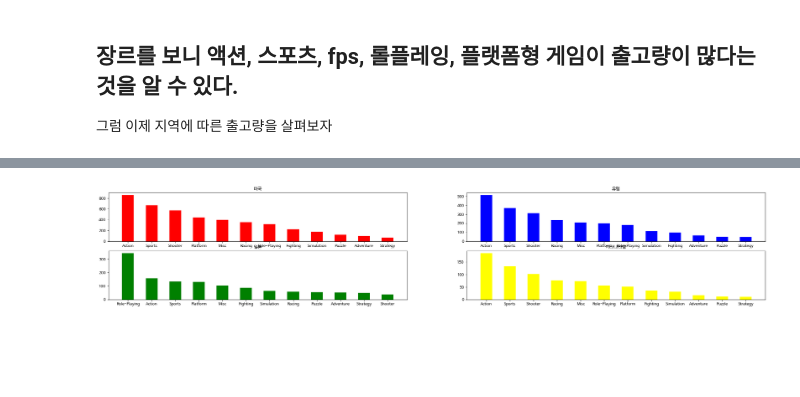
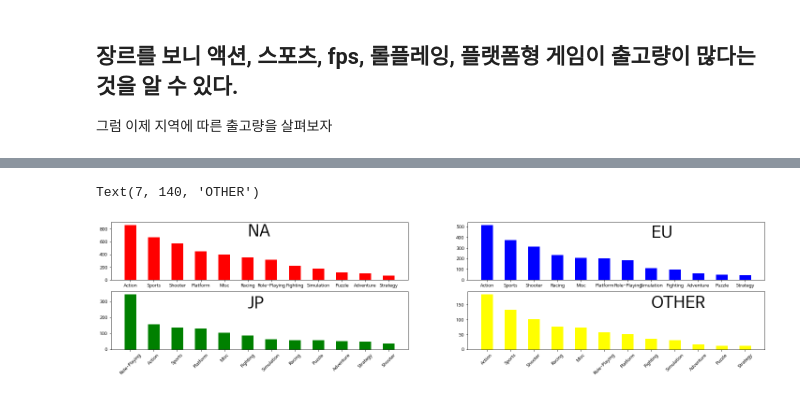
Before and after one commit to youngwoo3283/codestates_section1_project, a Jupyter notebook: section1_project.ipynb, the cells around one changed output, grey strips where cells are left out. Saved outputs shown, nothing was run; the diff lists cells and outputs as text; code cells hidden in the pictures; blank space fills up the shorter version.

```diff
--- a/section1_project.ipynb
+++ b/section1_project.ipynb
@@ -28,7 +3,3 @@ fc-cache: succeeded
-# %%
-import matplotlib.pyplot as plt
-
-plt.rc('font', family='NanumBarunGothic')
 # %%
 import numpy as np
 import pandas as pd
@@ -366,22 +337,26 @@ OTHER = df_groupby.Other_Sales.sort_values(ascending = False)
 # %%
 #4개의 그래프 필요 subplot을 이용하자
 
-plt.figure(figsize = (30,5))
+plt.figure(figsize = (25,5))
 
 ax1 = plt.subplot(221)
 ax1.bar(NA.index,NA,color = 'red',width = 0.5)
-plt.title('미국')
+plt.text(5,690,'NA',size = 35)
 
 ax2 = plt.subplot(222)
 ax2.bar(EU.index,EU,color = 'blue',width = 0.5)
-plt.title('유럽')
+plt.text(7,400,'EU',size = 35)
 
 ax3 = plt.subplot(223)
 ax3.bar(JP.index,JP,color = 'green',width = 0.5)
-plt.title('일본')
+#plt.title('JP')
+plt.text(5,260,'JP',size = 35)
+plt.xticks(rotation = 45)
 
 ax4 = plt.subplot(224)
 ax4.bar(OTHER.index,OTHER,color = 'yellow',width = 0.5)
-plt.title('기타나라들');
+plt.xticks(rotation = 45)
+plt.text(7,140,'OTHER',size = 35)
 # %% [output]
+Text(7, 140, 'OTHER')
-[figure, old version]
+[figure, new version]
```
Also changed, not shown: parts of 10 cells of this notebook.
